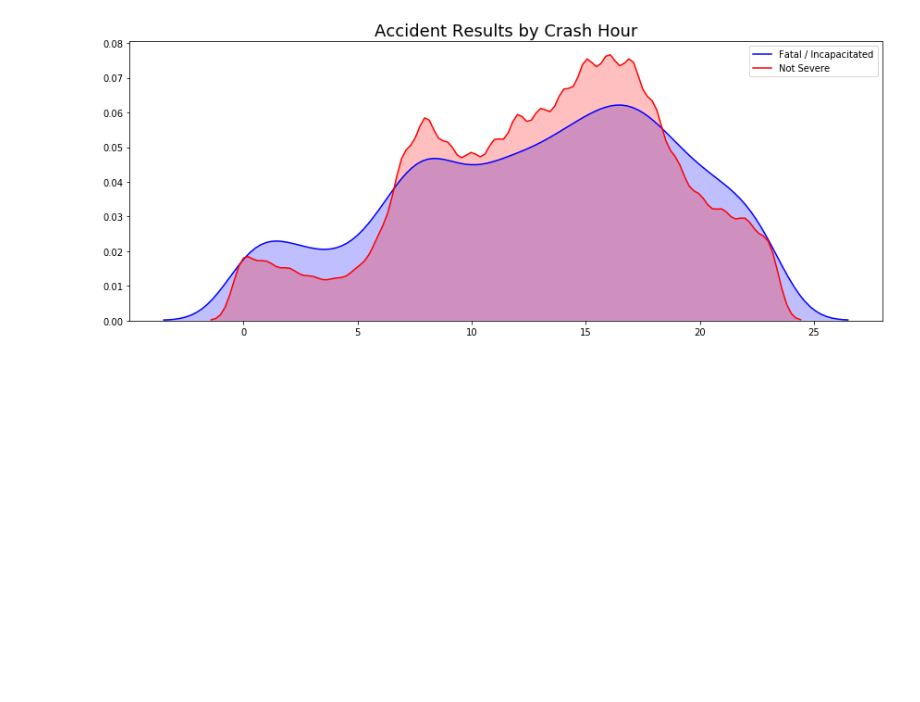
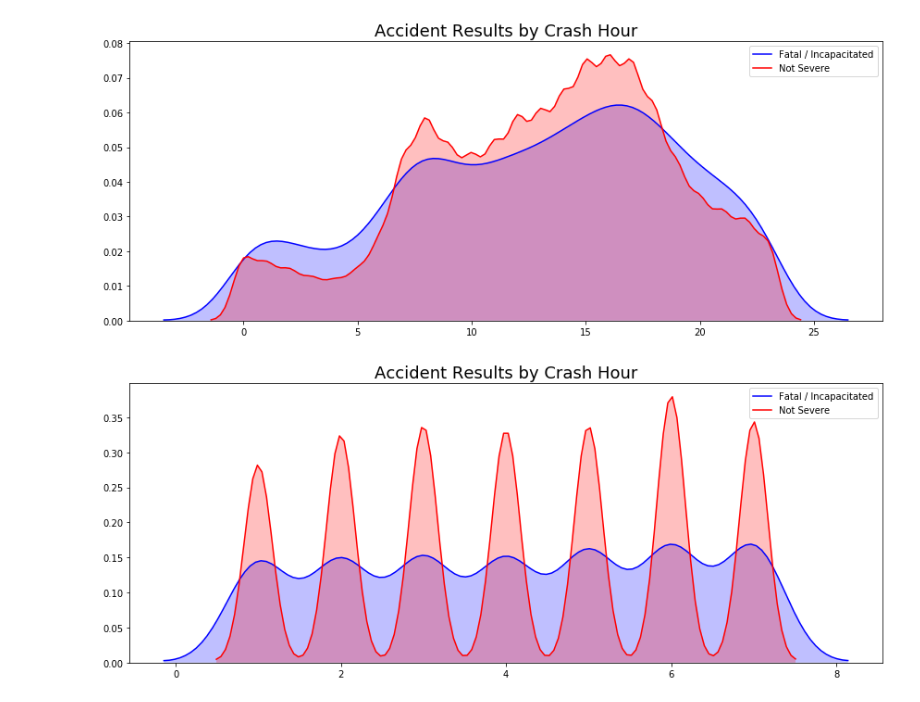
Before and after one commit to Morgan-Sell/chicago-traffic-safety, a Jupyter notebook: eda_feat_eng.ipynb, the cells around one changed output. Drawn from its saved outputs; the diff is of its cells as text; code cells hidden in the pictures; blank space fills up the shorter version.

```diff
--- a/eda_feat_eng.ipynb
+++ b/eda_feat_eng.ipynb
@@ -106,6 +106,24 @@ def plot_density_distribution_by_class(df, class_col, feature_name, figsize, tit
     ax.legend()
     ax.set_title(title, fontsize=18)
     fig.tight_layout();
+
+def create_is_weekend_feature(day_of_week):
+    '''
+    Return 1 if day_of_week is Saturday or Sunday.
+    '''
+    if day_of_week == 1 or day_of_week == 0:
+        return 1
+    else:
+        return 0
+
+def create_has_snow_ice_feature(condition):
+    '''
+    Return 1 if day_of_week is Saturday or Sunday.
+    '''
+    if condition == 'ICE' or day_of_week == 0:
+        return 1
+    else:
+        return 0
 # %% [markdown]
 ### Feature Engineering
 # %%
@@ -129,2 +147,3 @@ plot_null_val_heatmap(accidents, "Null Values", figsize=(20,8))
 # %%
 accidents['time_of_day'] = accidents['CRASH_HOUR'].apply(lambda x: time_of_day(x))
+accidents['is_weekend'] = accidents['CRASH_DAY_OF_WEEK'].apply(lambda x: create_is_weekend_feature(x))
@@ -152,4 +302,7 @@ plot_density_distribution_by_class(accidents, 'is_fatal_or_incap', 'CRASH_HOUR',
 # %% [output]
 [figure]
 # %%
-plot_density_distribution_by_class(accidents, 'is_fatal_or_incap', 'DAY_OF_WEEK', (12,5), 'Accident Results by Crash Hour')
+# Sunday = 1
+plot_density_distribution_by_class(accidents, 'is_fatal_or_incap', 'CRASH_DAY_OF_WEEK', (12,5), 'Accident Results by Crash Hour')
+# %% [output]
+[figure, added]
```
Also changed, not shown: parts of 11 cells of this notebook.
